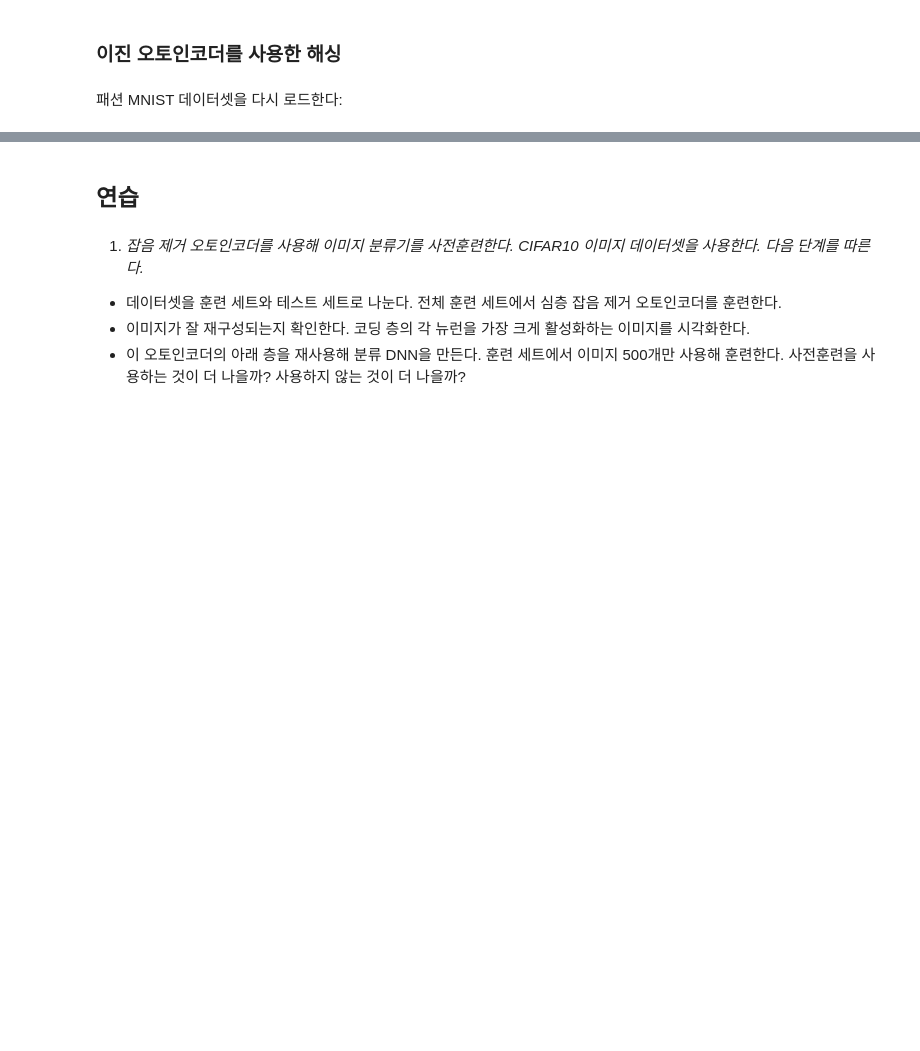
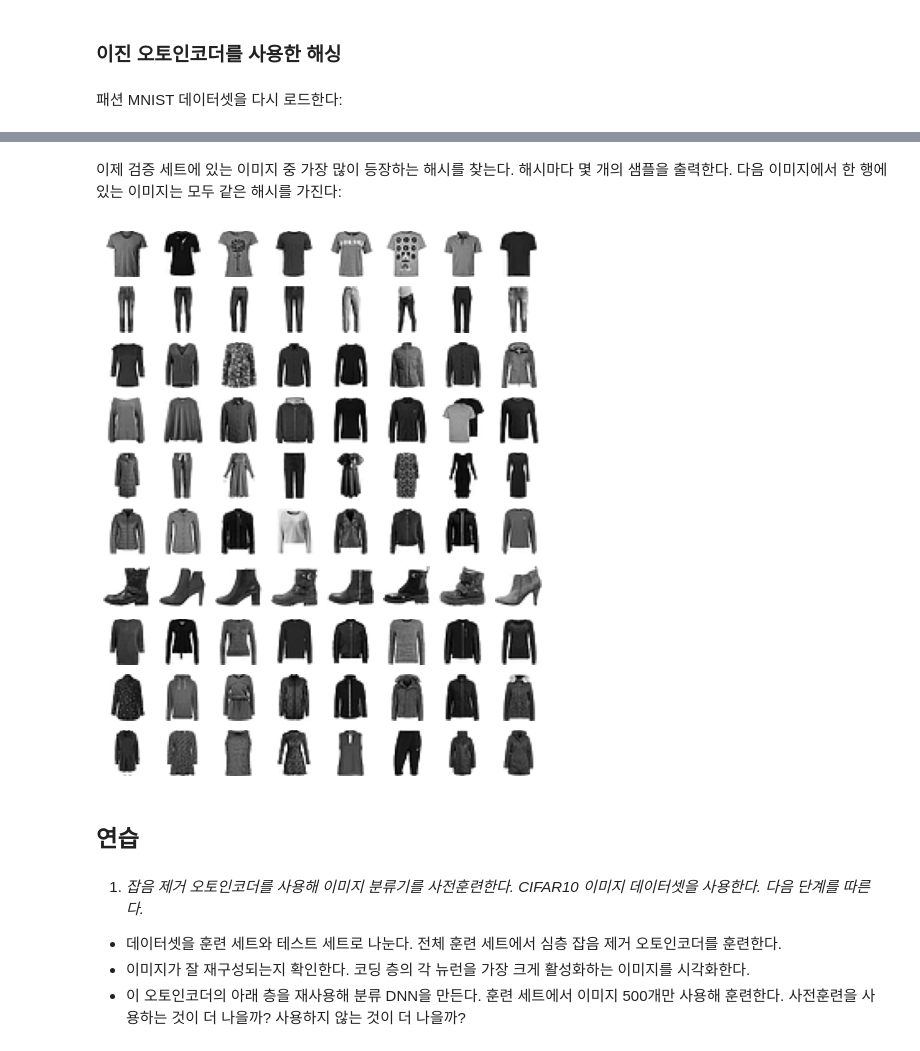
Before and after one commit to r0cd7b/autoencoders_and_gans, a Jupyter notebook: autoencoders_and_gans.ipynb, the cells around one changed output, grey strips where cells are left out. Cells and saved outputs as stored; diff of their text form; code cells hidden in the pictures; blank space fills up the shorter version.

```diff
--- a/autoencoders_and_gans.ipynb
+++ b/autoencoders_and_gans.ipynb
@@ -800,0 +867,7 @@ save_fig('dcgan_generated_images_plot', False)
+# %%
+hashes = np.around(hashing_encoder.predict(X_valid)).astype(np.int32)
+hashes *= np.array([[2 ** bit for bit in range(16)]])
+hashes = hashes.sum(1)
+for h in hashes[:5]:
+    print(f'{h:016b}')
+print('...')
@@ -801,3 +882,20 @@ save_fig('dcgan_generated_images_plot', False)
+# %% [markdown]
+이제 검증 세트에 있는 이미지 중 가장 많이 등장하는 해시를 찾는다. 해시마다 몇 개의 샘플을 출력한다. 다음 이미지에서 한 행에 있는 이미지는 모두 같은 해시를 가진다:
+# %%
+from collections import Counter
+
+n_hashes = 10
+n_images = 8
+top_hashes = Counter(hashes).most_common(n_hashes)
+plt.figure(figsize=(n_images, n_hashes))
+for hash_index, (image_hash, hash_count) in enumerate(top_hashes):
+    indices = (hashes == image_hash)
+    for index, image in enumerate(X_valid[indices][:n_images]):
+        plt.subplot(n_hashes, n_images, hash_index * n_images + index + 1)
+        plt.imshow(image, 'binary')
+        plt.axis('off')
+# %% [output]
+[figure, added]
 # %% [markdown]
 ## 연습
 # %% [markdown]
```
Also changed, not shown: parts of 51 cells of this notebook, 9 other files.
